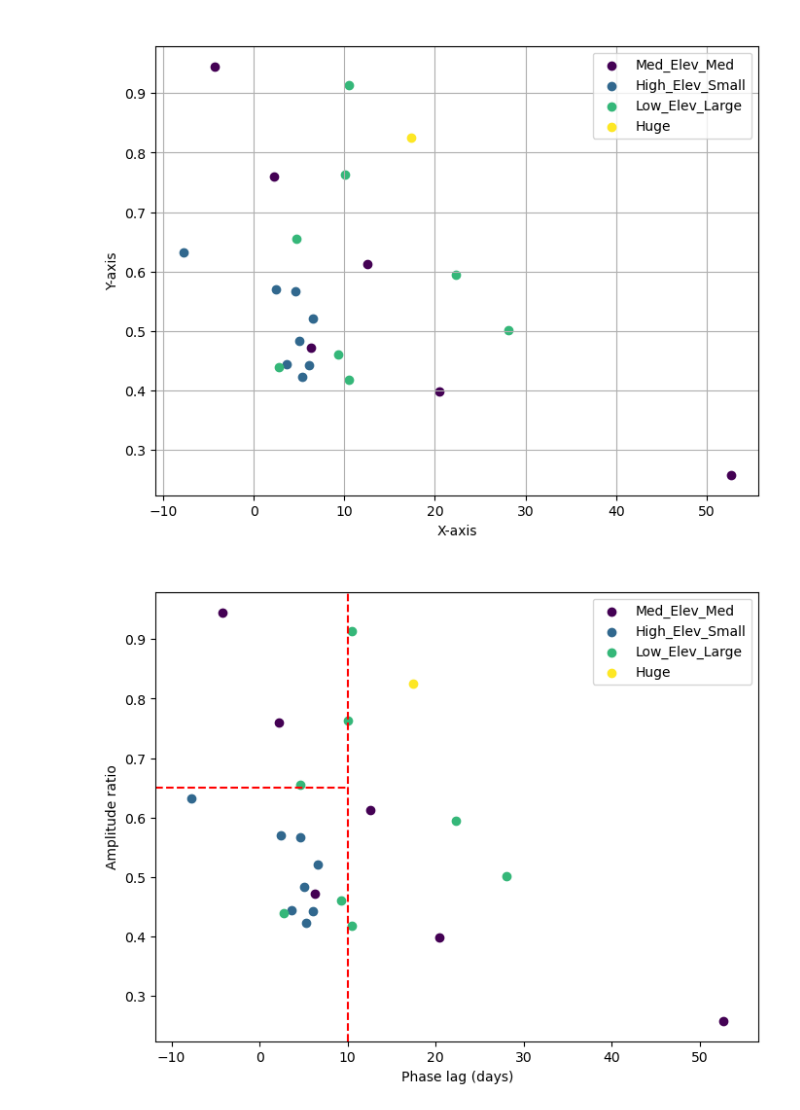
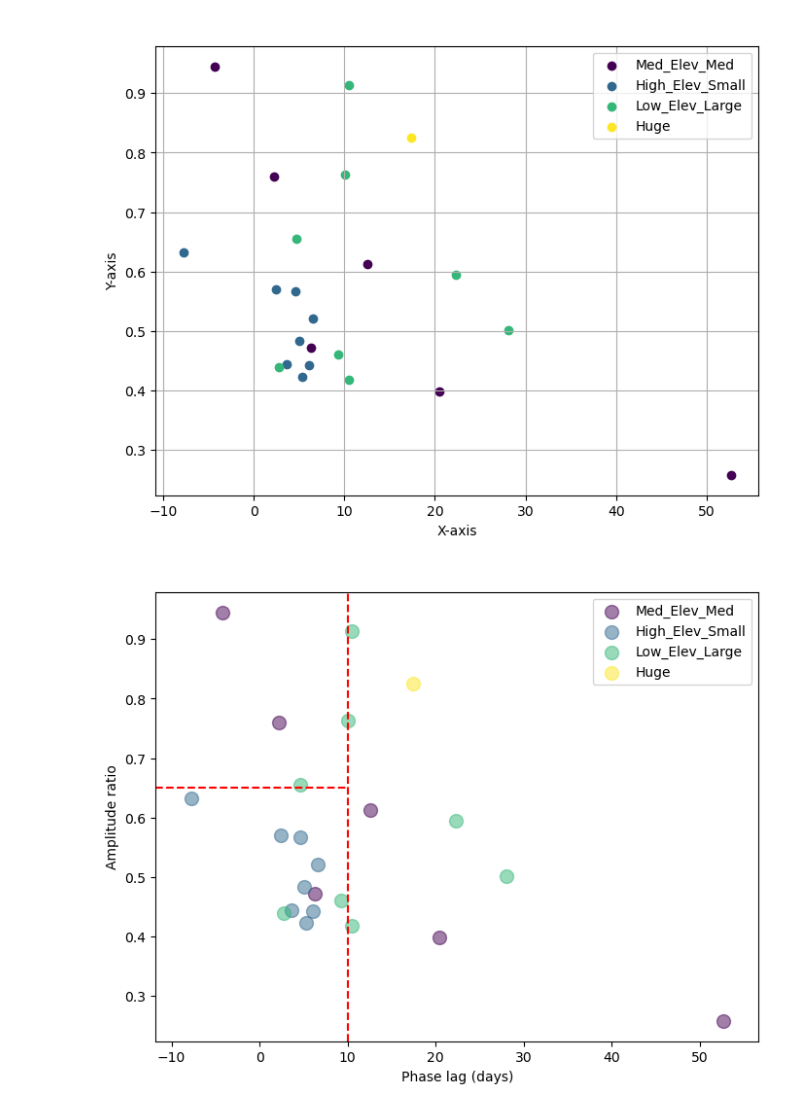
Before and after one commit to th2018/stream_thermal_2025_ms, a Jupyter notebook: GW_classification/GW_classification.ipynb, the cells around one changed output. Drawn from its saved outputs; the diff is of its cells as text; code cells hidden in the pictures.

```diff
--- a/GW_classification/GW_classification.ipynb
+++ b/GW_classification/GW_classification.ipynb
@@ -107,32 +107,32 @@ colors = plt.cm.get_cmap('viridis', len(unique_categories))  # Choose a colormap
 
 # Create a mapping from category to color
 color_map = {category: colors(i) for i, category in enumerate(unique_categories)}
 
 # Scatter plot with colors based on the 'color_col'
 plt.figure(figsize=(8, 6))
 for category in unique_categories:
     subset = data[data['labels'] == category]
-    plt.scatter(subset['ph_l'], subset['amp'], label=category, color=color_map[category])
+    plt.scatter(subset['ph_l'], subset['amp'], label=category, color=color_map[category], s = 100, alpha = 0.5)
 
 plt.axvline(x=10, color='r', linestyle='--' )
 
 min_value = df['ph_l'].min()-4
 x_start = min_value
 x_end = 10
 x = np.linspace(x_start, x_end, 100)
 y_value = 0.65
 y = np.full_like(x, y_value)
 plt.plot(x, y, color='red', linestyle='--' )
 
 plt.xlim(min_value, df['ph_l'].max()+4)
 
 plt.ylabel('Amplitude ratio')
 plt.xlabel('Phase lag (days)')
 
 plt.title(' ')
 plt.legend()
 #plt.grid(True)
 plt.savefig("GW_classification.png")
 plt.show()
 # %% [output]
-[figure, old version]
+[figure, new version]
```
Also changed, not shown: parts of 1 cell of this notebook.
